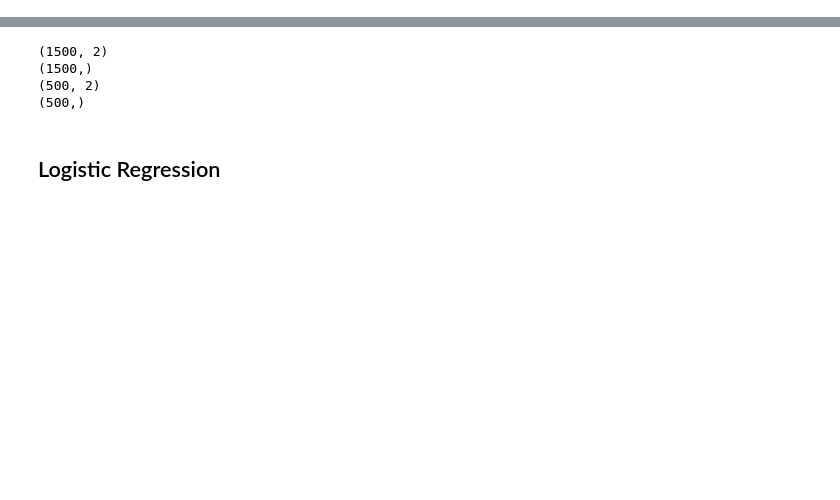
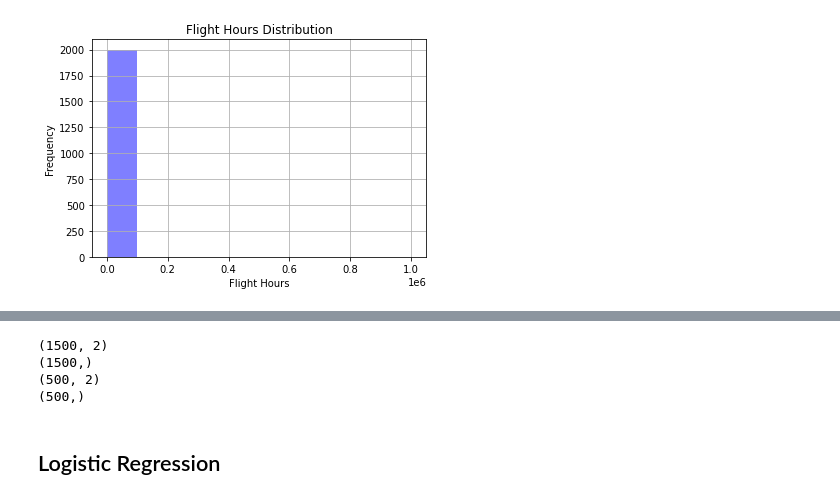
Before and after one commit to Keigan/DATA_ANALYTICS_TERM_PROJECT, a Jupyter notebook: TERM_PROJECT_CS329E.ipynb, the cells around one changed output, grey strips where cells are left out. Cells and saved outputs as stored; diff of their text form; code cells hidden in the pictures; blank space fills up the shorter version.

```diff
--- a/TERM_PROJECT_CS329E.ipynb
+++ b/TERM_PROJECT_CS329E.ipynb
@@ -99,0 +127,11 @@ crash_df
+# %%
+# plot flight_hours distribution
+plt.hist(crash_df['flight_hours'], facecolor='b', alpha=0.50)
+plt.xlabel('Flight Hours')
+plt.ylabel('Frequency')
+plt.title('Flight Hours Distribution')
+plt.grid(True)
+
+# data range for flight hours is massive, can result in unreadable histogram
+# %% [output]
+[figure, added]
```
Also changed, not shown: parts of 28 cells of this notebook.
